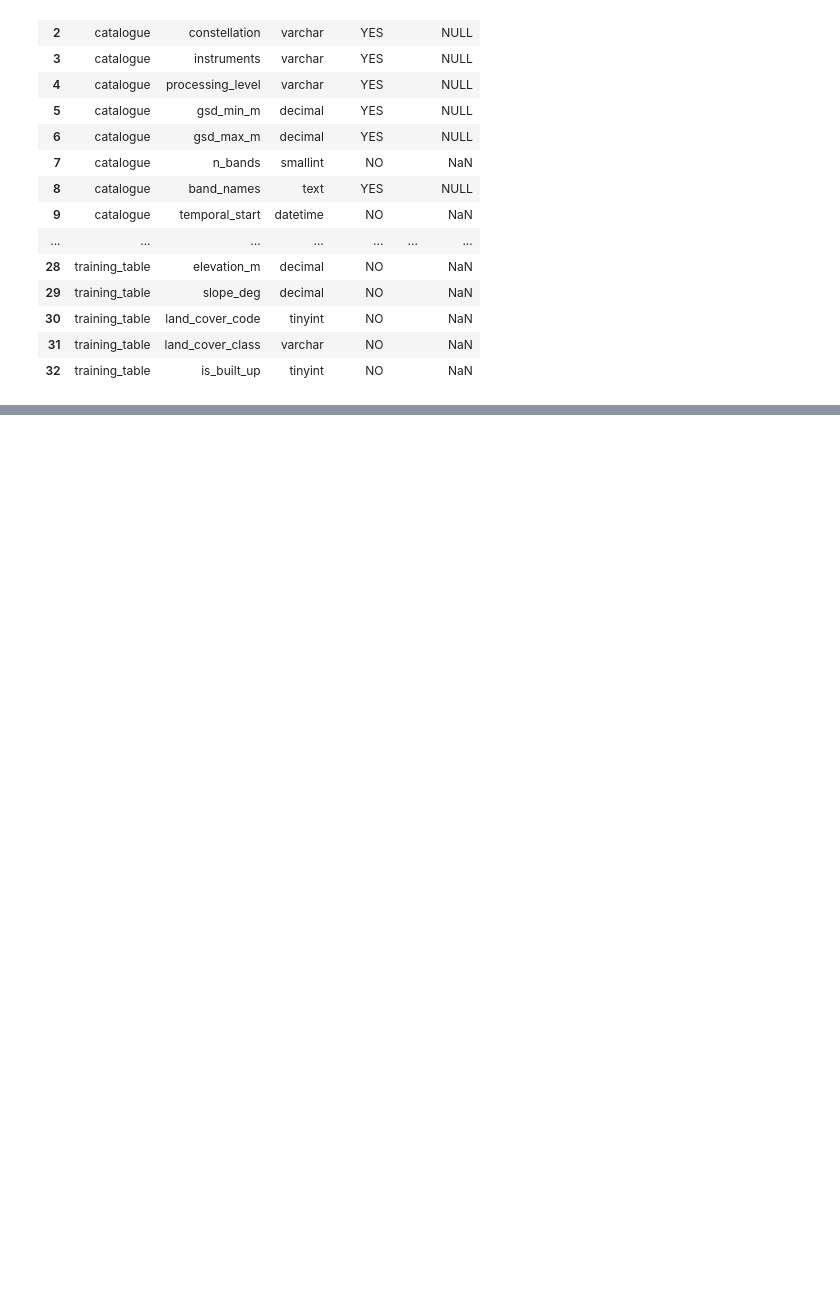
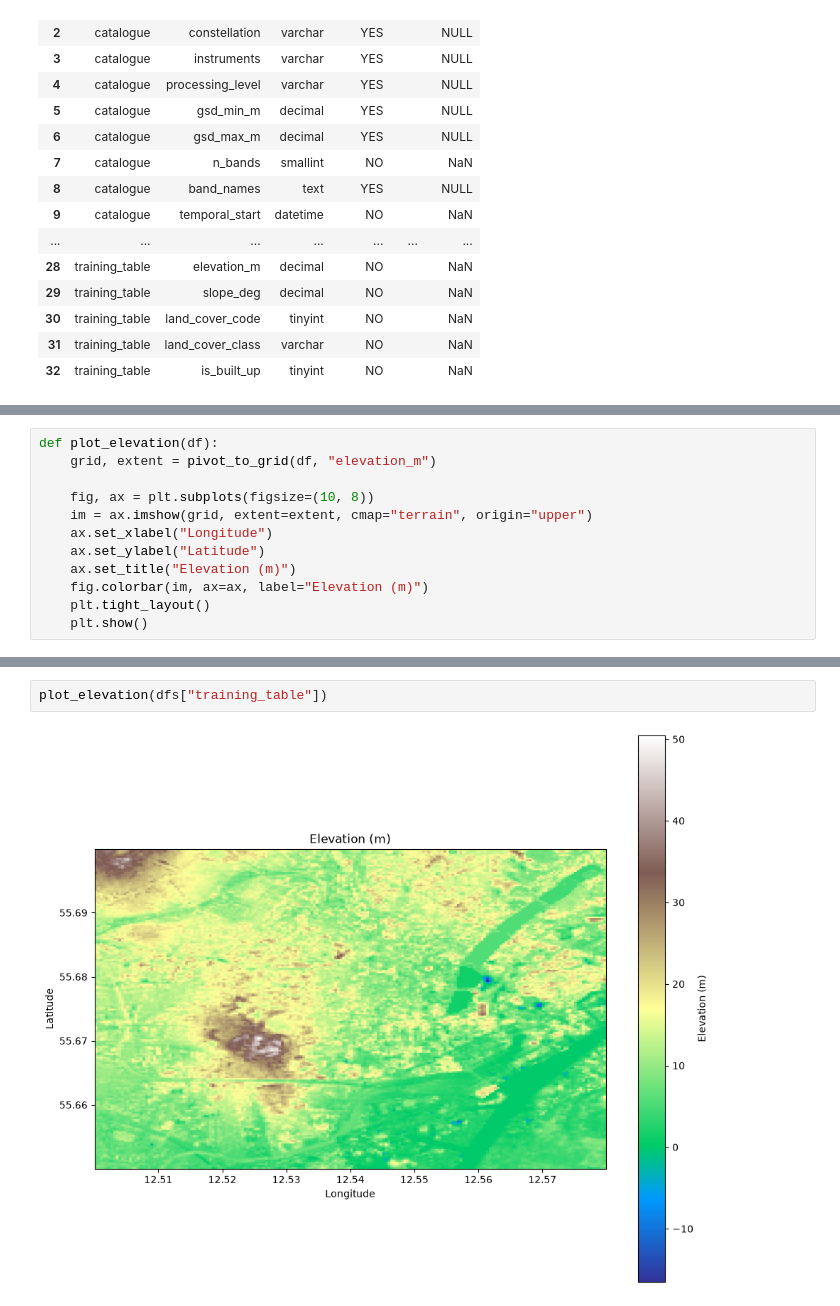
Before and after one commit to Inpatch/Esa_case, a Jupyter notebook: test.ipynb, the cells around one changed output, grey strips where cells are left out. Cells and saved outputs as stored; diff of their text form; blank space fills up the shorter version.

```diff
--- a/test.ipynb
+++ b/test.ipynb
@@ -154,0 +231,12 @@ NameError: name 'df2' is not defined
+# %%
+def plot_elevation(df):
+    grid, extent = pivot_to_grid(df, "elevation_m")
+
+    fig, ax = plt.subplots(figsize=(10, 8))
+    im = ax.imshow(grid, extent=extent, cmap="terrain", origin="upper")
+    ax.set_xlabel("Longitude")
+    ax.set_ylabel("Latitude")
+    ax.set_title("Elevation (m)")
+    fig.colorbar(im, ax=ax, label="Elevation (m)")
+    plt.tight_layout()
+    plt.show()
@@ -154,0 +251,4 @@ NameError: name 'df2' is not defined
+# %%
+plot_elevation(dfs["training_table"])
+# %% [output]
+[figure, added]
```
Also changed, not shown: parts of 13 cells of this notebook, 2 other files.
